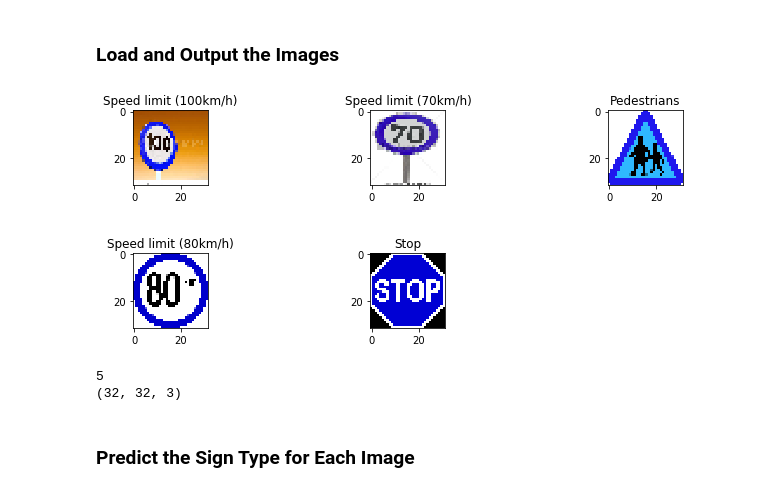
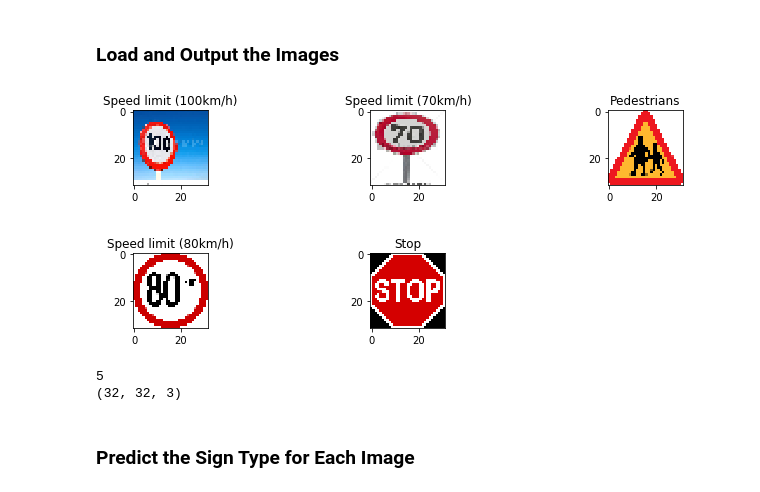
Before and after one commit to asimay/SDC-Traffic-Sign-Classifier, a Jupyter notebook: Traffic_Sign_Classifier.ipynb, the cells around one changed output. Saved outputs shown, nothing was run; the diff lists cells and outputs as text; code cells hidden in the pictures.

```diff
--- a/Traffic_Sign_Classifier.ipynb
+++ b/Traffic_Sign_Classifier.ipynb
@@ -534,28 +534,29 @@ You may find `signnames.csv` useful as it contains mappings from the class id (i
 # %%
 ### Load the images and plot them here.
 ### Feel free to use as many code cells as needed.
 import matplotlib.image as mpimg
 import os
 import cv2
 import numpy as np
 import matplotlib.pyplot as plt
 
 test_dir_name = "./testImages"
 filenames = ["img1.png", "img2.png", "img3.png", "img4.png", "img5.png"]
 
 test_images = [cv2.imread(test_dir_name + "/" + file) for file in filenames]
+save_images = test_images
 
-#test_images = [cv2.cvtColor(img, cv2.COLOR_RGB2GRAY) if img.shape[-1] else img for img in test_images]
+test_images = [cv2.cvtColor(img, cv2.COLOR_BGR2RGB) for img in test_images]
 
 test_images = np.array([cv2.resize(img, (32,32),interpolation=cv2.INTER_CUBIC) for img in test_images])
 
 new_labels = np.array([7, 4, 27, 5, 14], np.int)
 
 plot_images(test_images,rows=2,columns=3,labels=new_labels,labels_dict=sign_labels, random=False)
 
 print(len(test_images))
 print(test_images[0].shape)
 # %% [output]
-[figure, old version]
+[figure, new version]
 5
 (32, 32, 3)
```
Also changed, not shown: parts of 5 cells of this notebook, 1 other file.
